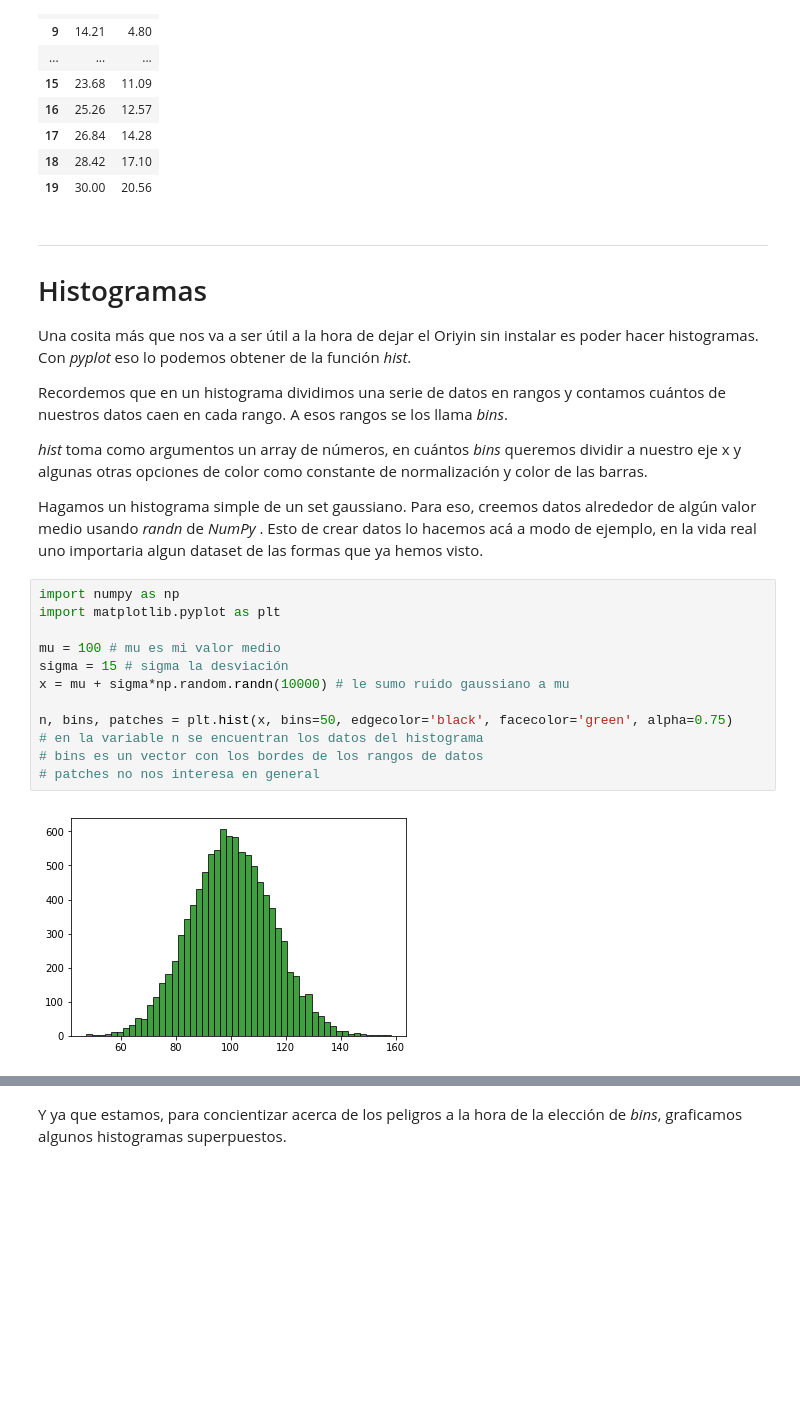
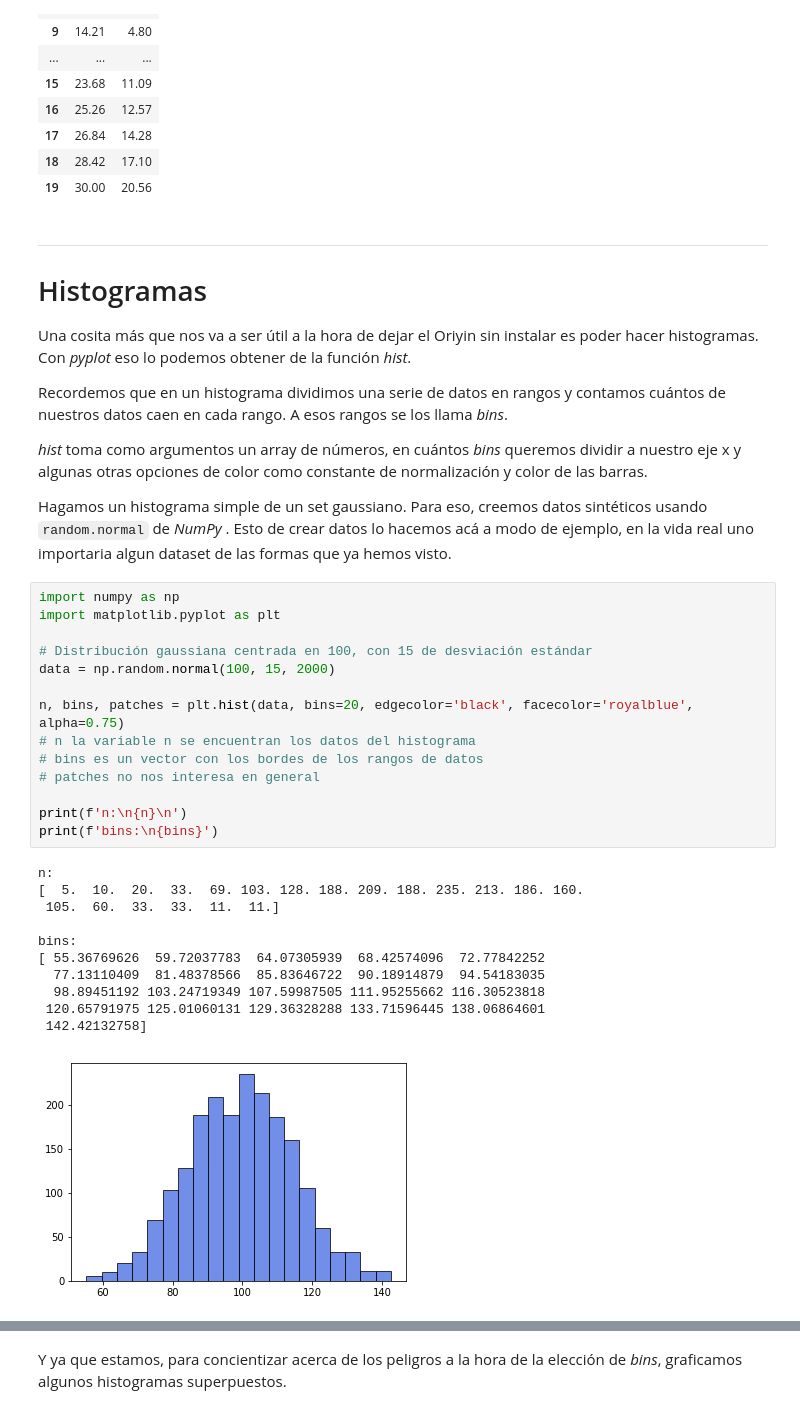
Before and after one commit to fifabsas/talleresfifabsas, a Jupyter notebook: python/2_Numerico/numerico.ipynb, the cells around one changed output, grey strips where cells are left out. Cells and saved outputs as stored; diff of their text form; blank space fills up the shorter version.

````diff
--- a/python/2_Numerico/numerico.ipynb
+++ b/python/2_Numerico/numerico.ipynb
@@ -692,21 +692,33 @@ Recordemos que en un histograma dividimos una serie de datos en rangos y contamo
 
 _hist_ toma como argumentos un array de números, en cuántos _bins_ queremos dividir a nuestro eje x y algunas otras opciones de color como constante de normalización y color de las barras.
 
-Hagamos un histograma simple de un set gaussiano. Para eso, creemos datos alrededor de algún valor medio usando _randn_ de _NumPy_ . Esto de crear datos lo hacemos acá a modo de ejemplo, en la vida real uno importaria algun dataset de las formas que ya hemos visto.
+Hagamos un histograma simple de un set gaussiano. Para eso, creemos datos sintéticos usando ```random.normal``` de _NumPy_ . Esto de crear datos lo hacemos acá a modo de ejemplo, en la vida real uno importaria algun dataset de las formas que ya hemos visto.
 # %%
 import numpy as np
 import matplotlib.pyplot as plt
 
-mu = 100 # mu es mi valor medio
-sigma = 15 # sigma la desviación
-x = mu + sigma*np.random.randn(10000) # le sumo ruido gaussiano a mu
+# Distribución gaussiana centrada en 100, con 15 de desviación estándar
+data = np.random.normal(100, 15, 2000)
 
-n, bins, patches = plt.hist(x, bins=50, edgecolor='black', facecolor='green', alpha=0.75)
-# en la variable n se encuentran los datos del histograma
+n, bins, patches = plt.hist(data, bins=20, edgecolor='black', facecolor='royalblue', alpha=0.75)
+# n la variable n se encuentran los datos del histograma
 # bins es un vector con los bordes de los rangos de datos
 # patches no nos interesa en general
+
+print(f'n:\n{n}\n')
+print(f'bins:\n{bins}')
 # %% [output]
+n:
+[  5.  10.  20.  33.  69. 103. 128. 188. 209. 188. 235. 213. 186. 160.
+ 105.  60.  33.  33.  11.  11.]
+
+bins:
+[ 55.36769626  59.72037783  64.07305939  68.42574096  72.77842252
+  77.13110409  81.48378566  85.83646722  90.18914879  94.54183035
+  98.89451192 103.24719349 107.59987505 111.95255662 116.30523818
+ 120.65791975 125.01060131 129.36328288 133.71596445 138.06864601
+ 142.42132758]
-[figure, old version]
+[figure, new version]
 # %%
 # Si lo quisieramos normalizar el area hay que agregar una opcion mas que es density=True como para
 # que entienda que queremos ver la "densidad de probabilidad", forma cheta para decir: normalizar el area.
````
Also changed, not shown: parts of 18 cells of this notebook.
